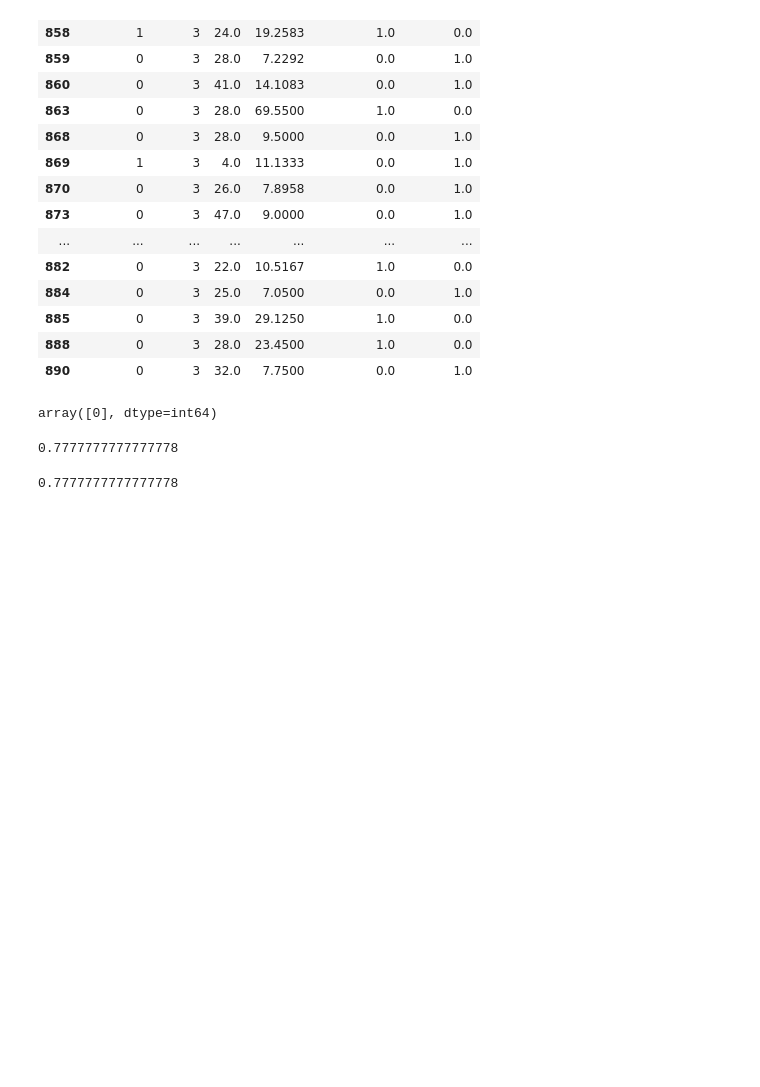
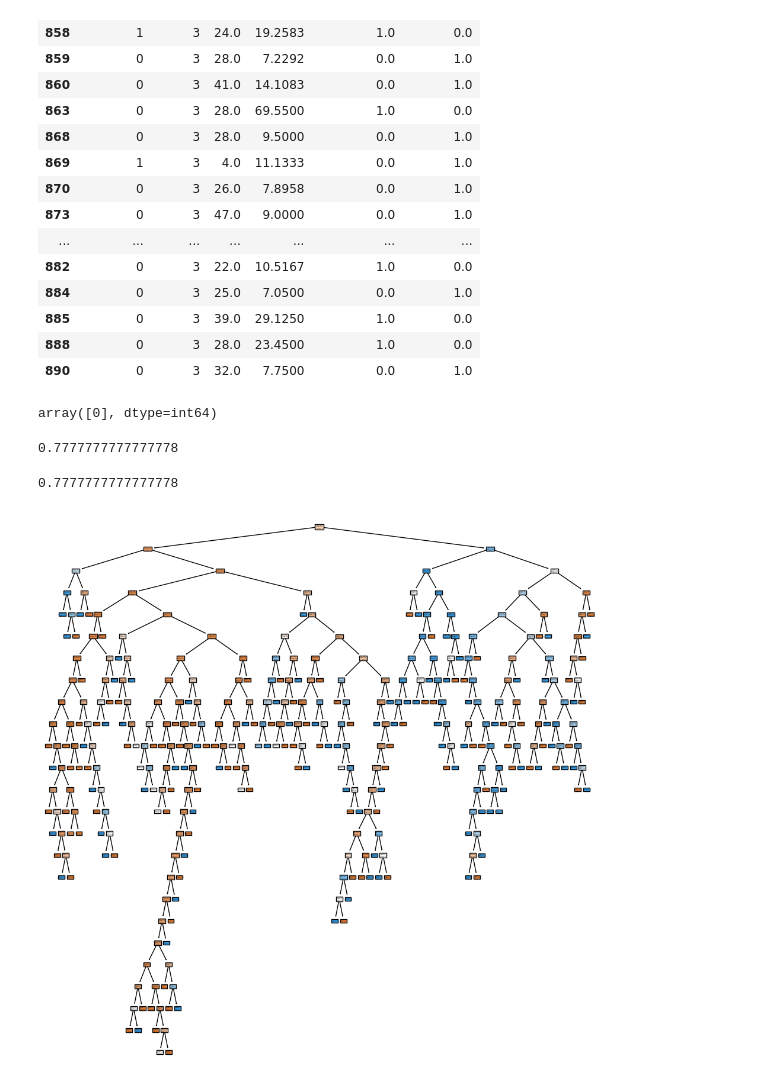
Before and after one commit to Emilly-Njue/TITANIC-DECISION-TREE, a Jupyter notebook: Decision_tree.ipynb, the cells around one changed output. Drawn from its saved outputs; the diff is of its cells as text; code cells hidden in the pictures; blank space fills up the shorter version.

Commit message:
Visualize tree

```diff
--- a/Decision_tree.ipynb
+++ b/Decision_tree.ipynb
@@ -263,3 +263,15 @@ accuracy = accuracy_score(y_test, y_pred)
 accuracy
 # %% [output]
 0.7777777777777778
+# %%
+# Visualize the decision tree
+import matplotlib.pyplot as plt
+from sklearn import tree
+
+class_names = [str(c) for c in y.unique()]
+
+fig, ax = plt.subplots(figsize=(12, 12))
+tree.plot_tree(decison_tree, filled=True, feature_names=X.columns, class_names=class_names, ax=ax)
+plt.show()
+# %% [output]
+[figure, added]
```
